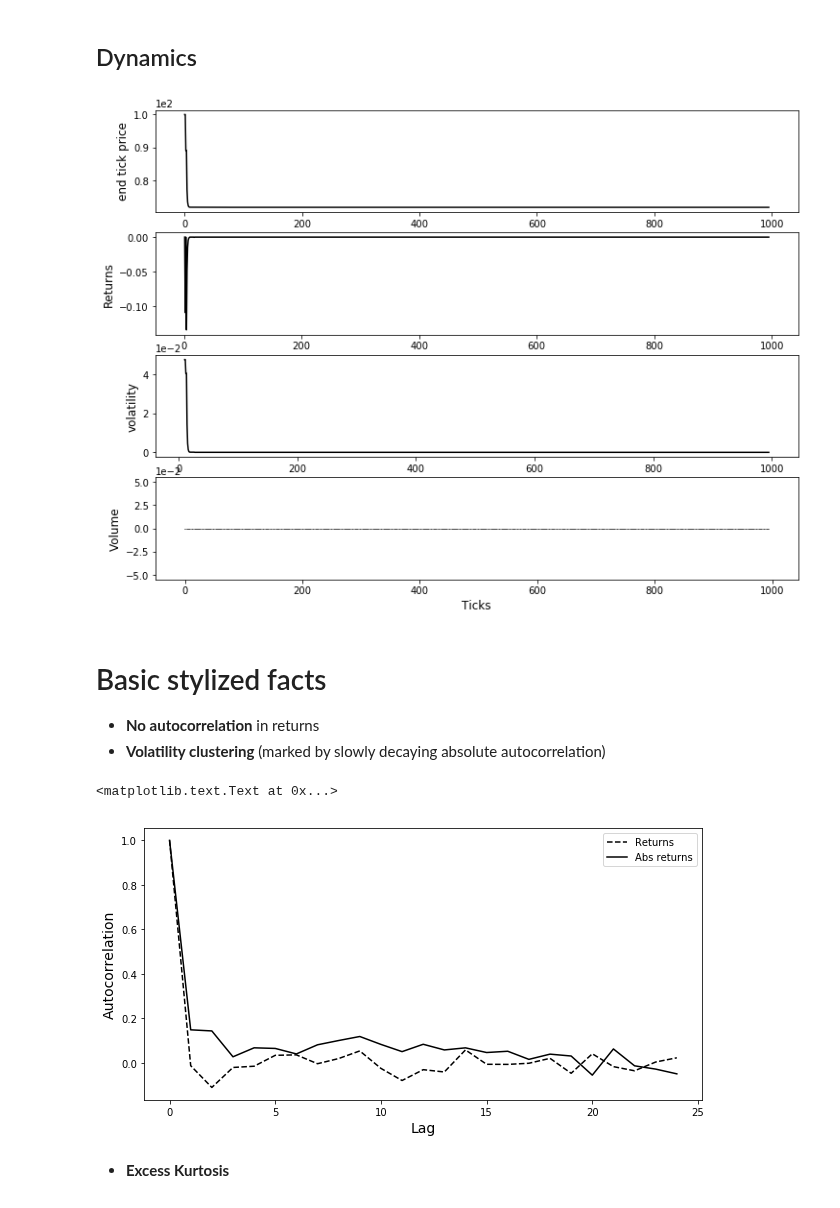
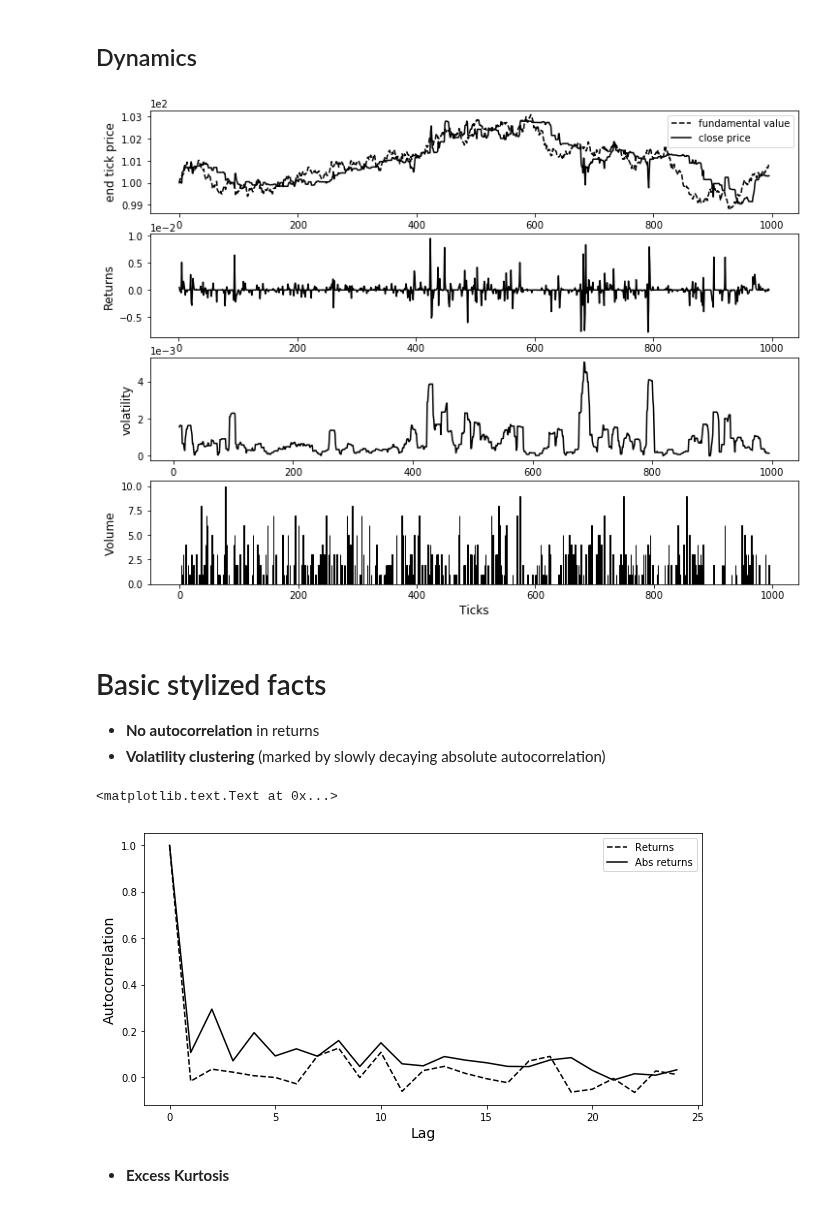
Before and after one commit to joerischasfoort/sim-fin-abm, a Jupyter notebook: decoupling-fundamentals.ipynb, the cells around one changed output. Drawn from its saved outputs; the diff is of its cells as text; code cells hidden in the pictures.

Commit message:
finish model baseline with AR1 fundamentals

```diff
--- a/decoupling-fundamentals.ipynb
+++ b/decoupling-fundamentals.ipynb
@@ -26,13 +39,14 @@ parameters = {
     "n_traders": 5000,
     "ticks": 1000,
     "fundamental_value": 100,
+    "std_fundamental": 0.1,
     "std_noise": 0.01,
     "std_vol": 4,
     "max_order_expiration_ticks": 30,
     # trader parameters
-    "w_fundamentalists": 0.0,
-    "w_momentum": 0.0,
-    "w_random": 0.0,
+    "w_fundamentalists": 2.0,
+    "w_momentum": 1.0,
+    "w_random": 2.0,
     "w_mean_reversion": 1.0,
     "w_buy_hold": 0.0,
     "spread_max": 0.004087, # from Riordann & Storkenmaier 2012
@@ -62,6 +76,7 @@ autocorr_returns = []
 autocorr_abs_returns = []
 returns_volatility = []
 volume = []
+fundamentals = []
 for ob in obs: # record
     # close price
     close_price.append(ob.tick_close_price)
@@ -79,32 +94,37 @@ for ob in obs: # record
     returns_volatility.append(roller_returns.std(ddof=0))
     # volume
     volume.append([sum(volumes) for volumes in ob.transaction_volumes_history])
+    # fundamentals
+    fundamentals.append(ob.fundamental)
 mc_prices = pd.DataFrame(close_price).transpose()
 mc_returns = pd.DataFrame(returns).transpose()
 mc_autocorr_returns = pd.DataFrame(autocorr_returns).transpose()
 mc_autocorr_abs_returns = pd.DataFrame(autocorr_abs_returns).transpose()
 mc_volatility = pd.DataFrame(returns_volatility).transpose()
 mc_volume = pd.DataFrame(volume).transpose()
+mc_fundamentals = pd.DataFrame(fundamentals).transpose()
 # %%
 fig, (ax1, ax2, ax3, ax4) = plt.subplots(4, 1, figsize=(12,9))
 
-ax1.plot(mc_prices.index, mc_prices.mean(axis=1), 'k-')
+ax1.plot(mc_fundamentals.index, mc_fundamentals.mean(axis=1), 'k--', label='fundamental value')
+ax1.plot(mc_prices.index, mc_prices.mean(axis=1), 'k-', label='close price')
 ax1.set_ylabel('end tick price', fontsize='12')
+ax1.legend()
 
 ax2.plot(mc_returns.index, mc_returns.mean(axis=1), 'k-')
 ax2.set_ylabel('Returns', fontsize='12')
 
 ax3.plot(mc_volatility.index, mc_volatility.mean(axis=1), 'k-')
 ax3.set_ylabel('volatility', fontsize='12')
 
 ax4.bar(mc_volume.index, mc_volume.mean(axis=1), color='k', edgecolor='k')
 ax4.set_ylabel('Volume', fontsize='12')
 ax4.set_xlabel('Ticks', fontsize='12')
 
 for ax in [ax1, ax2, ax3, ax4]:
     ax.ticklabel_format(axis='y', style='sci', scilimits=(-2,2))
 # %% [output]
-[figure, old version]
+[figure, new version]
 # %% [markdown]
 # Basic stylized facts
 
@@ -132,7 +152,7 @@ ax1.set_ylabel('Autocorrelation', fontsize='14')
 ax1.set_xlabel('Lag', fontsize='14')
 # %% [output]
 <matplotlib.text.Text at 0x...>
-[figure, old version]
+[figure, new version]
 # %% [markdown]
 * **Excess Kurtosis**
 # %%
```
Also changed, not shown: parts of 2 cells of this notebook, 3 other files.
